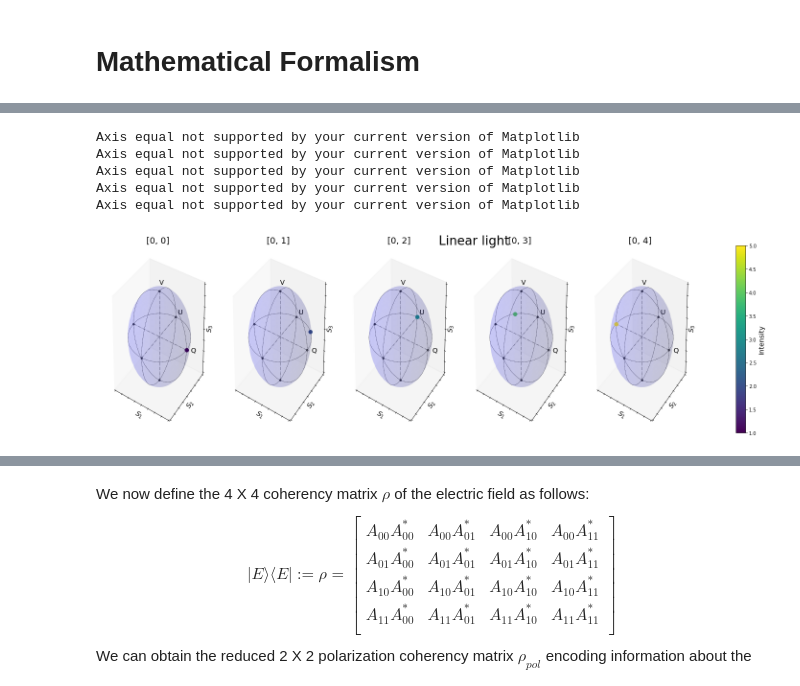
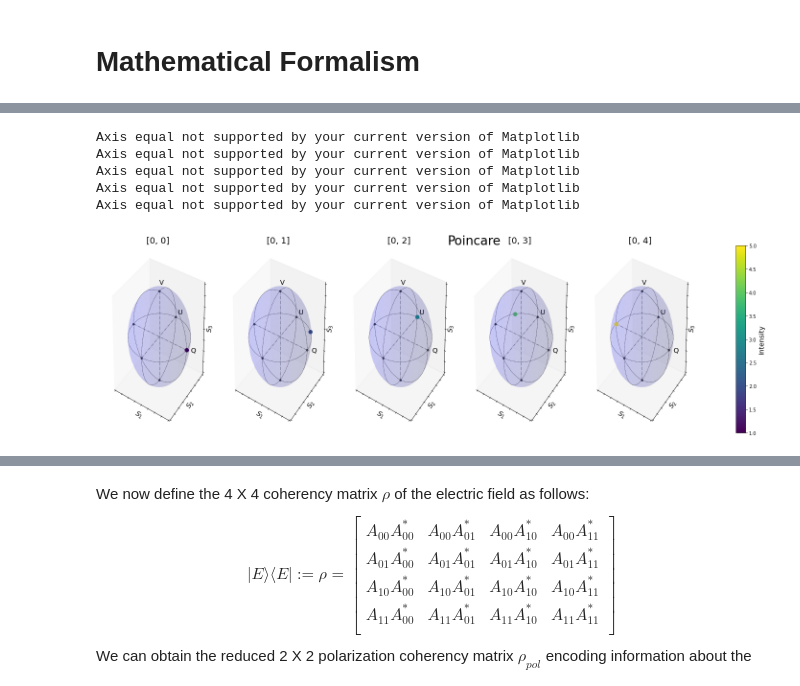
Before and after one commit to sachinpteli/classical_entanglement, a Jupyter notebook: classical_entanglement.ipynb, the cells around one changed output, grey strips where cells are left out. Saved outputs shown, nothing was run; the diff lists cells and outputs as text; code cells hidden in the pictures.

```diff
--- a/classical_entanglement.ipynb
+++ b/classical_entanglement.ipynb
@@ -115,11 +87,12 @@ in here the two qubits are encoded in the polarization and the spatial binary Do
 # %%
-S = Stokes('Linear light')
+S = Stokes("Poincare")
+# linearly polarized light at various angles of with horizontal
 S.linear_light(azimuth=np.linspace(0,90,5)*degrees, intensity=np.linspace(1,5,5))
 ax, fig = S.draw_poincare(figsize=(22,6), subplots='as_shape', color_scatter='Intensity')
 # %% [output]
 Axis equal not supported by your current version of Matplotlib
 Axis equal not supported by your current version of Matplotlib
 Axis equal not supported by your current version of Matplotlib
 Axis equal not supported by your current version of Matplotlib
 Axis equal not supported by your current version of Matplotlib
-[figure, old version]
+[figure, new version]
```
Also changed, not shown: parts of 8 cells of this notebook.
